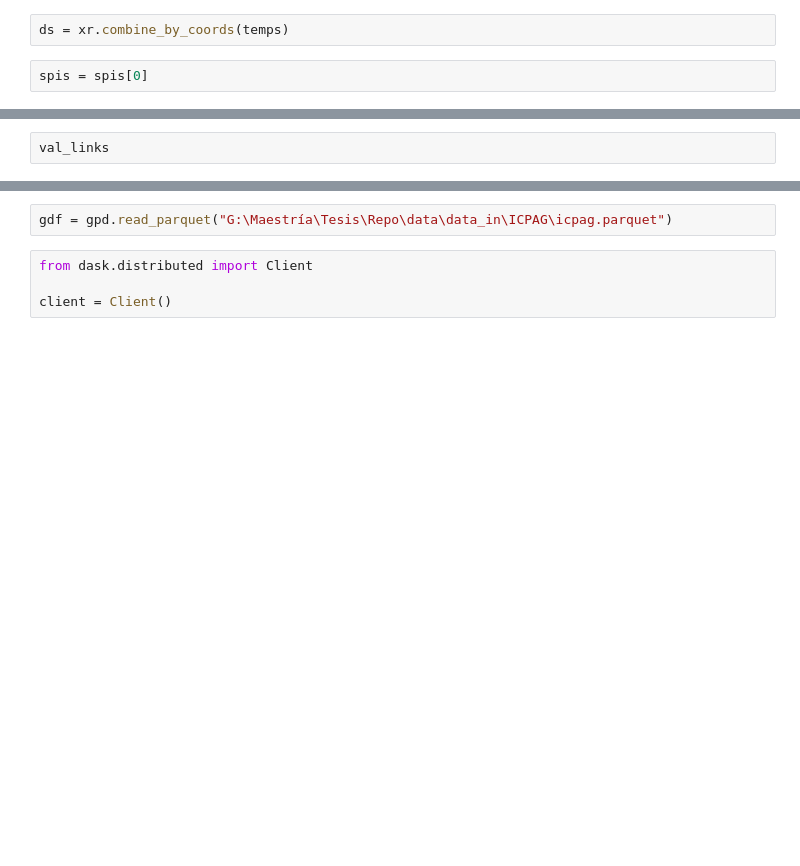
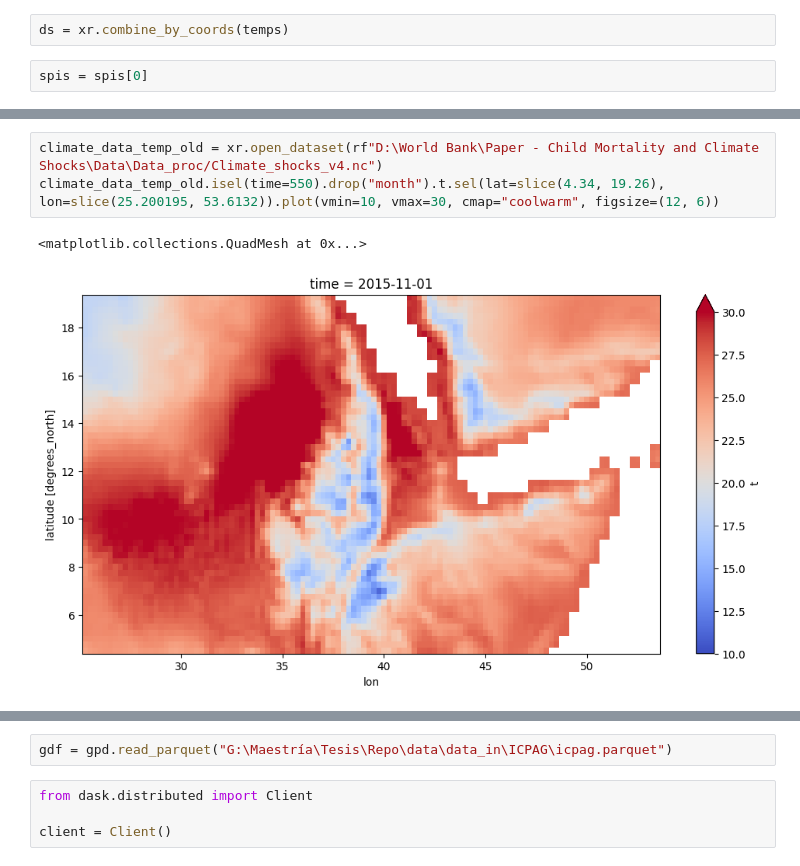
Before and after one commit to Queeno11/Child-mortality-and-Climate-Shocks, a Jupyter notebook: debug.ipynb, the cells around one changed output, grey strips where cells are left out. Saved outputs shown, nothing was run; the diff lists cells and outputs as text; blank space fills up the shorter version.

```diff
--- a/debug.ipynb
+++ b/debug.ipynb
@@ -1481,2 +147,6 @@ spis = [xr.open_dataset("D:\World Bank\Paper - Child Mortality and Climate Shock
-# %%
-val_links
+# %%
+climate_data_temp_old = xr.open_dataset(rf"D:\World Bank\Paper - Child Mortality and Climate Shocks\Data\Data_proc/Climate_shocks_v4.nc")
+climate_data_temp_old.isel(time=550).drop("month").t.sel(lat=slice(4.34, 19.26), lon=slice(25.200195, 53.6132)).plot(vmin=10, vmax=30, cmap="coolwarm", figsize=(12, 6))
+# %% [output]
+<matplotlib.collections.QuadMesh at 0x...>
+[figure, added]
```
Also changed, not shown: parts of 134 cells of this notebook, 6 other files.
